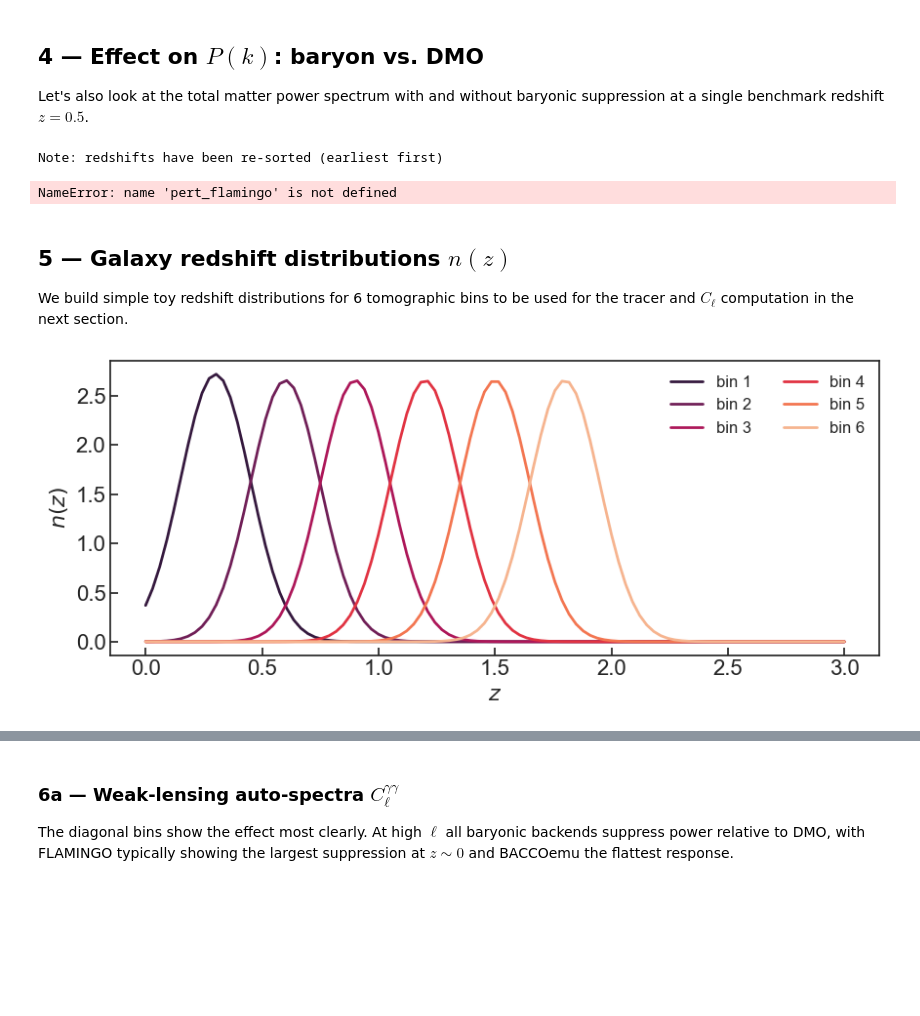
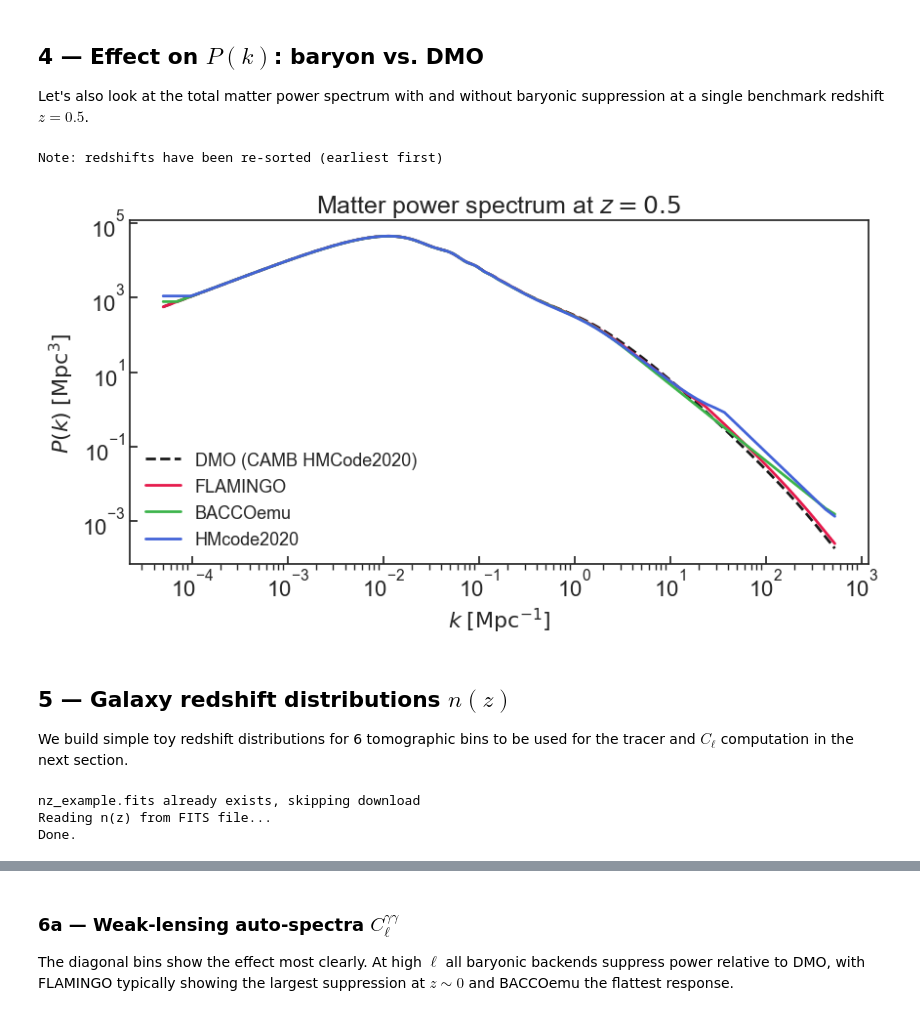
Before and after one commit to cloe-org/playground, a Jupyter notebook: tutorials/cosmology/baryon_boost.ipynb, the cells around one changed output, grey strips where cells are left out. Saved outputs shown, nothing was run; the diff lists cells and outputs as text; code cells hidden in the pictures; blank space fills up the shorter version.

```diff
--- a/tutorials/cosmology/baryon_boost.ipynb
+++ b/tutorials/cosmology/baryon_boost.ipynb
@@ -225,60 +252,67 @@ suppression at a single benchmark redshift $z = 0.5$.
 # %%
 # DMO baseline: CAMB nonlinear (no baryons)
 pert_dmo = CAMBNonLinearPerturbations(background=background, redshifts=zs)
 
 z_ref = np.array([0.5])
 
 # Evaluation k (1/Mpc, the internal convention of cloelib)
 k_eval = pert_dmo.k
 
-Pk_dmo      = pert_dmo.matter_power_spectrum(z_ref, k_eval)[0]
-Pk_flamingo = pert_flamingo.matter_power_spectrum(z_ref, k_eval)[0]
-Pk_bacco    = pert_bacco.matter_power_spectrum(z_ref, k_eval)[0]
-Pk_hmcode   = pert_hmcode.matter_power_spectrum(z_ref, k_eval)[0]
+Pk_dmo      = pert_dmo.matter_power_spectrum(z_ref, k_eval)
+Pk_flamingo = pert_flamingo.matter_power_spectrum(z_ref, k_eval)
+Pk_bacco    = pert_bacco.matter_power_spectrum(z_ref, k_eval)
+Pk_hmcode   = pert_hmcode.matter_power_spectrum(z_ref, k_eval)
 
 fig, ax = plt.subplots(figsize=(9, 5))
 
-ax.loglog(k_eval, Pk_dmo,      "k--",  label="DMO (CAMB Takahashi)",  lw=2)
+ax.loglog(k_eval, Pk_dmo,      "k--",  label="DMO (CAMB HMCode2020)",  lw=2)
 ax.loglog(k_eval, Pk_flamingo, color=colors["FLAMINGO"], label="FLAMINGO")
 ax.loglog(k_eval, Pk_bacco,    color=colors["BACCOemu"],  label="BACCOemu")
 ax.loglog(k_eval, Pk_hmcode,   color=colors["HMcode2020"], label="HMcode2020")
 
 ax.set_xlabel(r"$k\;[\mathrm{Mpc}^{-1}]$")
 ax.set_ylabel(r"$P(k)\;[\mathrm{Mpc}^3]$")
 ax.set_title(r"Matter power spectrum at $z = 0.5$")
 ax.legend(frameon=False)
 ax.tick_params(direction="in")
 plt.tight_layout()
 plt.show()
 # %% [output]
 Note: redshifts have been re-sorted (earliest first)
-NameError: name 'pert_flamingo' is not defined
+[figure, added]
 # %% [markdown]
 ## 5 — Galaxy redshift distributions $n(z)$
 
 We build simple toy redshift distributions for 6 tomographic bins to be used
 for the tracer and $C_\ell$ computation in the next section.
 # %%
-n_bins = 6
-z_centers = np.linspace(0.3, 1.8, n_bins)
-dndz_width = 0.15
+import os
+import requests
+import euclidlib as el
 
-# Gaussian n(z) for each bin, normalised to unit area
-raw_nz = np.array([np.exp(-0.5 * ((zs - zc) / dndz_width) ** 2) for zc in z_centers])
+# Download n(z) file from Zenodo (once)
+data_downloaded = False
+nz_filename = "nz_example.fits"
+nz_url = "https://zenodo.org/records/15092862/files/nz_example.fits"
 
-# Normalise
-dndz = np.array([nz / integrate.trapezoid(nz, zs) for nz in raw_nz])
+if not data_downloaded:
 
-# Plot
-fig, ax = plt.subplots(figsize=(9, 4))
-palette = sns.color_palette("rocket", n_bins)
-for i, (nz, color) in enumerate(zip(dndz, palette)):
-    ax.plot(zs, nz, color=color, label=f"bin {i+1}")
-ax.set_xlabel(r"$z$")
-ax.set_ylabel(r"$n(z)$")
-ax.legend(frameon=False, ncol=2, fontsize=12)
-ax.tick_params(direction="in")
-plt.tight_layout()
-plt.show()
+    if not os.path.exists(nz_filename):
+        r = requests.get(nz_url, timeout=60)
+        r.raise_for_status()
+        with open(nz_filename, "wb") as f:
+            f.write(r.content)
+        print(f"{nz_filename} downloaded successfully")
+    else:
+        print(f"{nz_filename} already exists, skipping download")
+    data_downloaded = True
+
+# Read FITS and extract z + tomographic n(z)
+
+print("Reading n(z) from FITS file...")
+z_nz, nz_example = el.phz.redshift_distributions('nz_example.fits')
+print("Done.")
 # %% [output]
-[figure, removed]
+nz_example.fits already exists, skipping download
+Reading n(z) from FITS file...
+Done.
```
Also changed, not shown: parts of 22 cells of this notebook.
